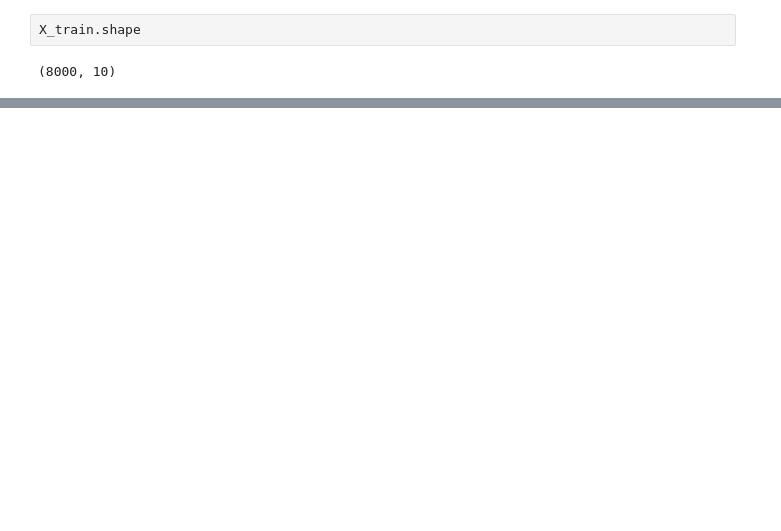
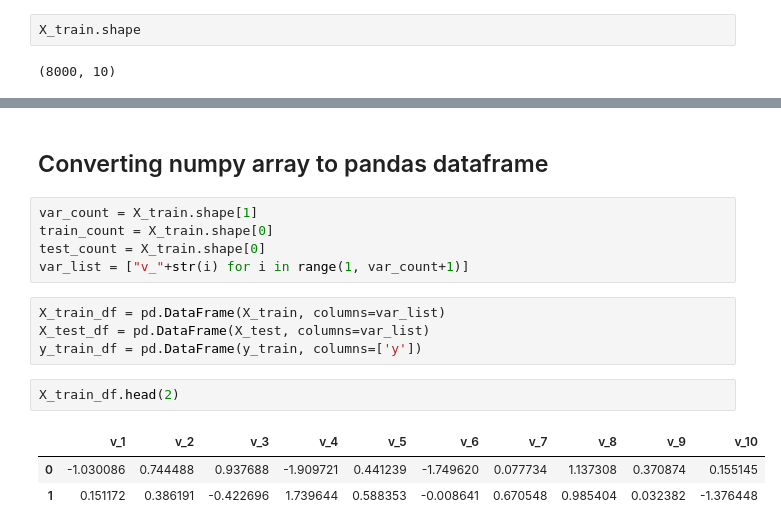
Before and after one commit to abss123/stat_254_solutions, a Jupyter notebook: Lab 2/linear_regression_practice.ipynb, the cells around one changed output, grey strips where cells are left out. Saved outputs shown, nothing was run; the diff lists cells and outputs as text; blank space fills up the shorter version.

```diff
--- a/Lab 2/linear_regression_practice.ipynb
+++ b/Lab 2/linear_regression_practice.ipynb
@@ -20,0 +48,17 @@ sns.heatmap(corr)
+# %% [markdown]
+## Converting numpy array to pandas dataframe
+# %%
+var_count = X_train.shape[1]
+train_count = X_train.shape[0]
+test_count = X_train.shape[0]
+var_list = ["v_"+str(i) for i in range(1, var_count+1)]
+# %%
+X_train_df = pd.DataFrame(X_train, columns=var_list)
+X_test_df = pd.DataFrame(X_test, columns=var_list)
+y_train_df = pd.DataFrame(y_train, columns=['y'])
+# %%
+X_train_df.head(2)
+# %% [output]
+|  | v_1 | v_2 | v_3 | v_4 | v_5 | v_6 | v_7 | v_8 | v_9 | v_10 |
+| 0 | -1.030086 | 0.744488 | 0.937688 | -1.909721 | 0.441239 | -1.749620 | 0.077734 | 1.137308 | 0.370874 | 0.155145 |
+| 1 | 0.151172 | 0.386191 | -0.422696 | 1.739644 | 0.588353 | -0.008641 | 0.670548 | 0.985404 | 0.032382 | -1.376448 |
```
Also changed, not shown: parts of 24 cells of this notebook.
